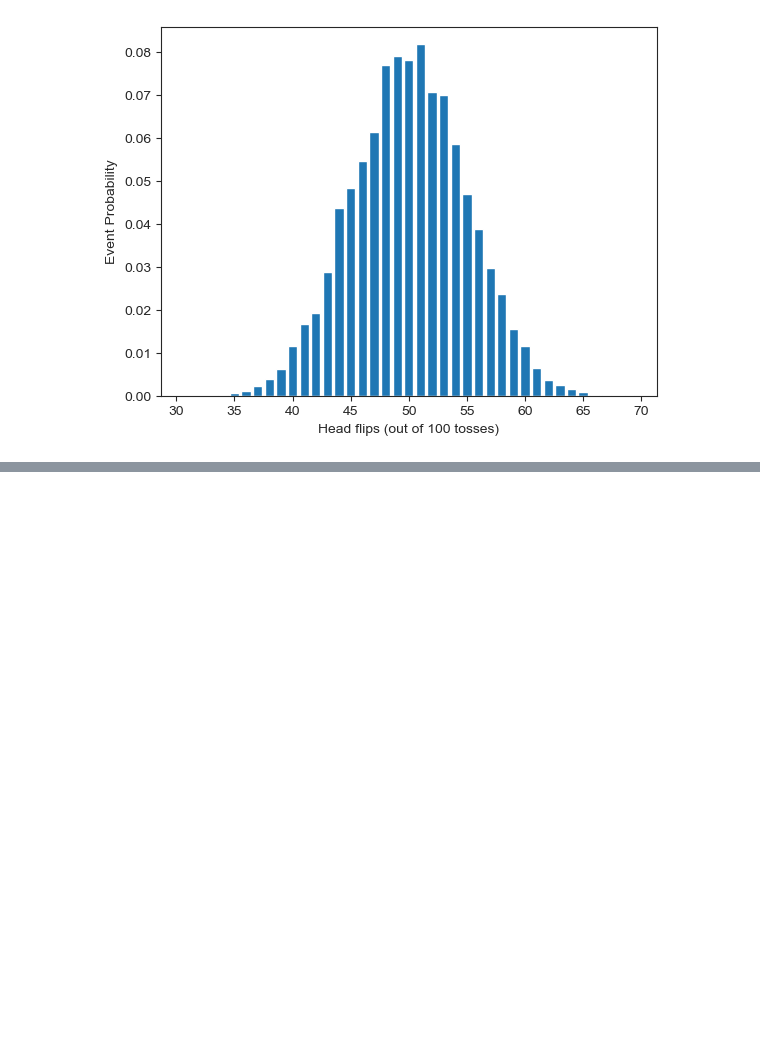
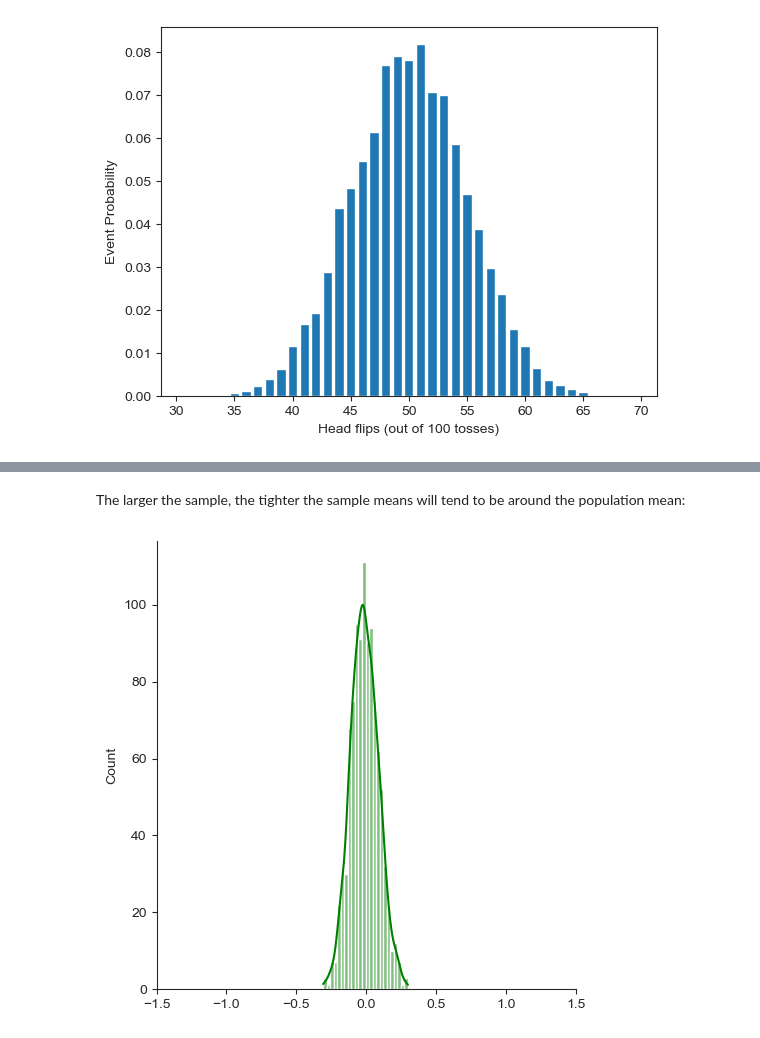
Before and after one commit to sjagadee/math_for_ai_ml, a Jupyter notebook: 5-probalility/6-distributions_in_ml.ipynb, the cells around one changed output, grey strips where cells are left out. Drawn from its saved outputs; the diff is of its cells as text; code cells hidden in the pictures; blank space fills up the shorter version.

```diff
--- a/5-probalility/6-distributions_in_ml.ipynb
+++ b/5-probalility/6-distributions_in_ml.ipynb
@@ -88,0 +126,7 @@ _ = plt.ylabel("Event Probability")
+# %% [markdown]
+The larger the sample, the tighter the sample means will tend to be around the population mean:
+# %%
+sns.displot(sample_mean_calculator(x, 100, 1000), color='green', kde=True)
+_ = plt.xlim(-1.5, 1.5)
+# %% [output]
+[figure, added]
```
Also changed, not shown: parts of 23 cells of this notebook.
